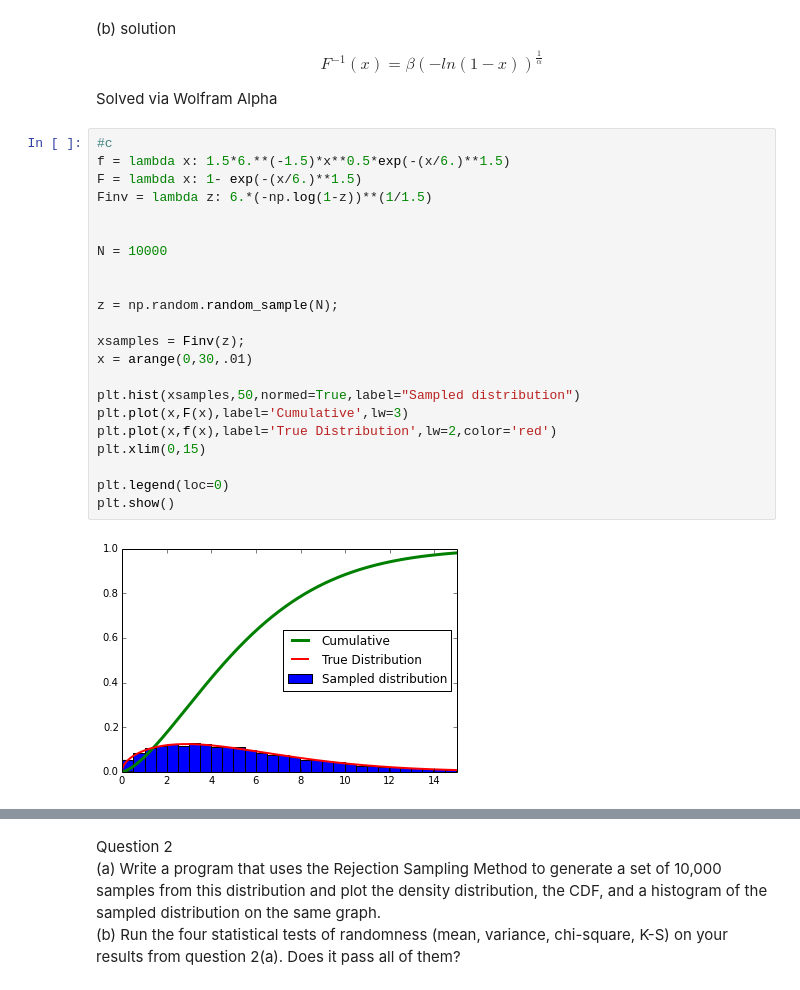
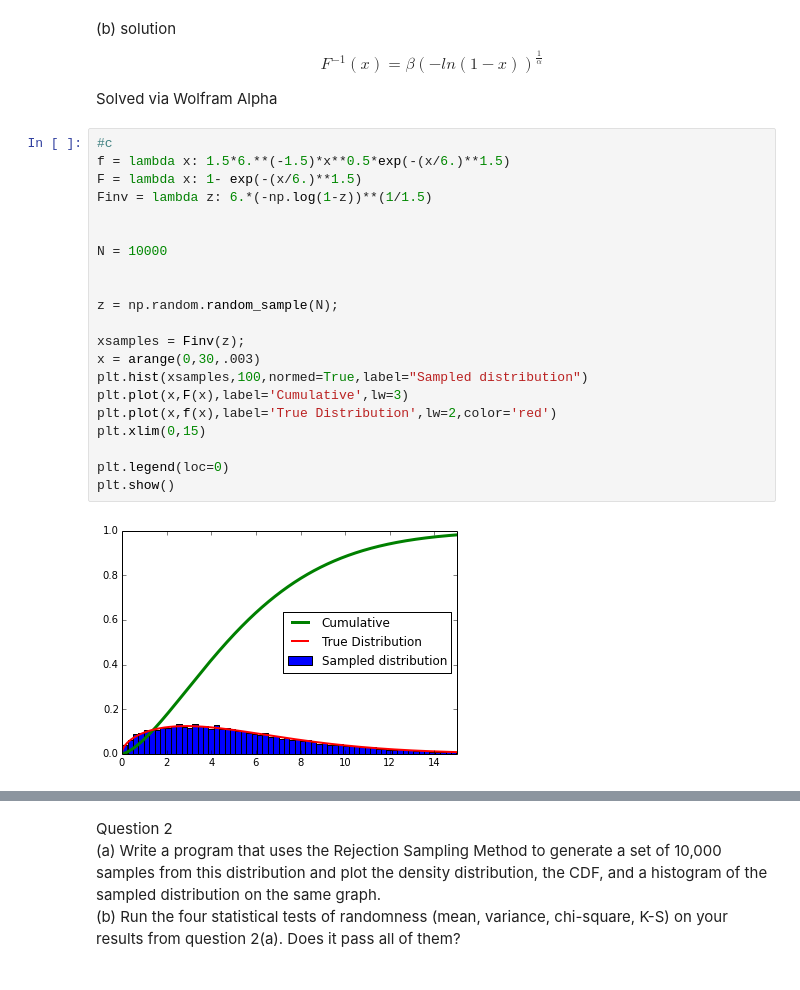
Before and after one commit to cspearso/PHYS202-S14, a Jupyter notebook: SciPy/RandomAndMCExercises.ipynb, the cells around one changed output, grey strips where cells are left out. Cells and saved outputs as stored; diff of their text form.

```diff
--- a/SciPy/RandomAndMCExercises.ipynb
+++ b/SciPy/RandomAndMCExercises.ipynb
@@ -39,27 +39,26 @@ Solved via Wolfram Alpha
 # %%
 #c
 f = lambda x: 1.5*6.**(-1.5)*x**0.5*exp(-(x/6.)**1.5)
 F = lambda x: 1- exp(-(x/6.)**1.5)
 Finv = lambda z: 6.*(-np.log(1-z))**(1/1.5)
 
 
 N = 10000
 
 
 z = np.random.random_sample(N);
 
 xsamples = Finv(z);
-x = arange(0,30,.01)
-
-plt.hist(xsamples,50,normed=True,label="Sampled distribution")
+x = arange(0,30,.003)
+plt.hist(xsamples,100,normed=True,label="Sampled distribution")
 plt.plot(x,F(x),label='Cumulative',lw=3)
 plt.plot(x,f(x),label='True Distribution',lw=2,color='red')
 plt.xlim(0,15)
 
 plt.legend(loc=0)
 plt.show()
 # %% [output]
-[figure, old version]
+[figure, new version]
 # %%
 #d
 #mean test
```
Also changed, not shown: parts of 11 cells of this notebook, 2 other files.
